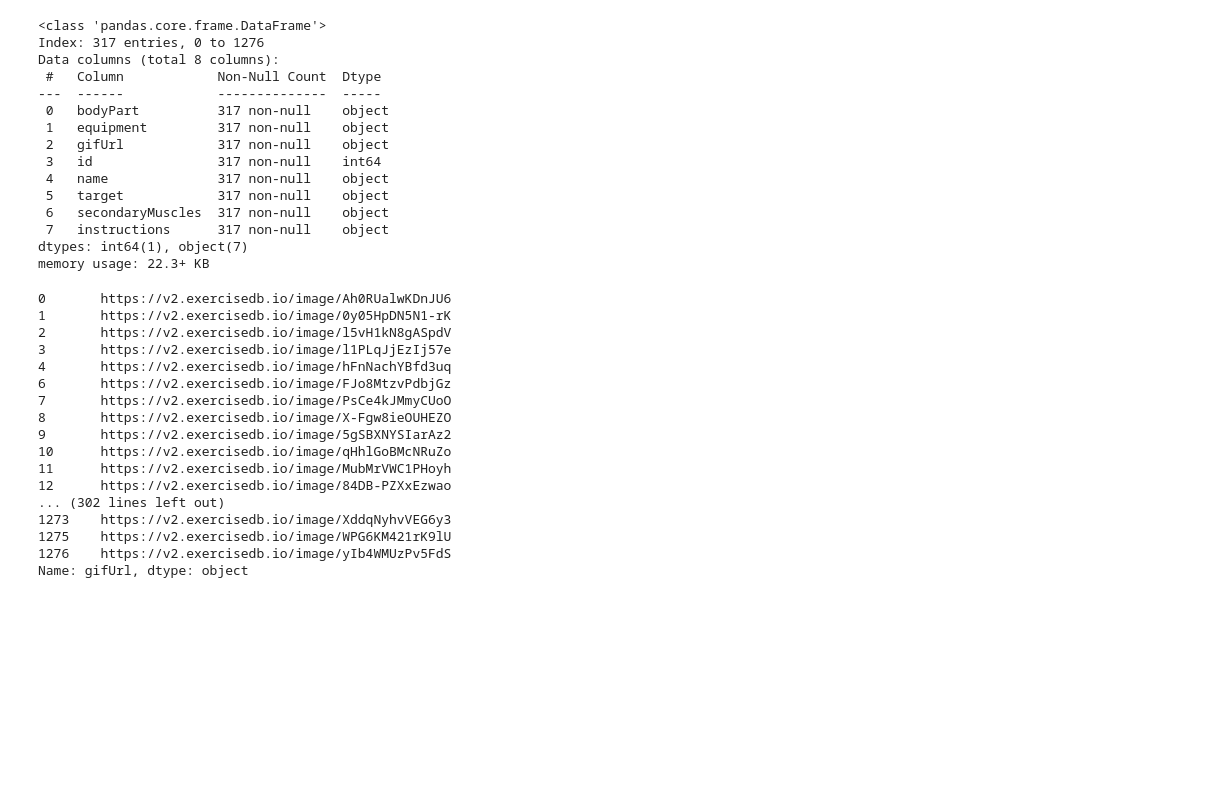
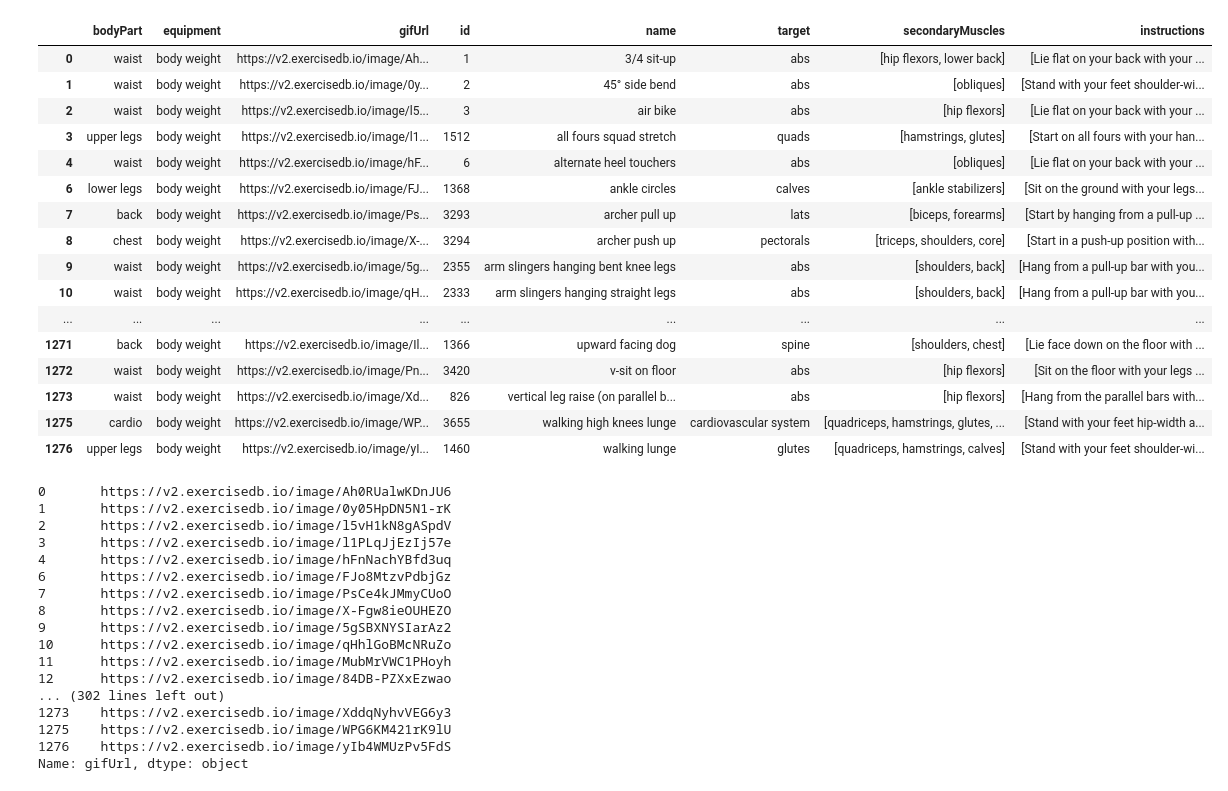
Before and after one commit to murilovpinheiro/API-WorkoutHero, a Jupyter notebook: pyscripts/jsonpasrser.ipynb, the cells around one changed output. Cells and saved outputs as stored; diff of their text form; code cells hidden in the pictures; blank space fills up the shorter version.

Commit message:
banco e back end atualizados

```diff
--- a/pyscripts/jsonpasrser.ipynb
+++ b/pyscripts/jsonpasrser.ipynb
@@ -1,26 +7,28 @@
 # %%
 import pandas as pd
 pd.options.display.max_rows = 400
 # Se o JSON estiver em um arquivo
 df = pd.read_json('./response.txt')
 df2 = df[(df['equipment'] == 'body weight')]
-df2.info()
+df2
 # %% [output]
-<class 'pandas.core.frame.DataFrame'>
-Index: 317 entries, 0 to 1276
-Data columns (total 8 columns):
- #   Column            Non-Null Count  Dtype
----  ------            --------------  -----
- 0   bodyPart          317 non-null    object
- 1   equipment         317 non-null    object
- 2   gifUrl            317 non-null    object
- 3   id                317 non-null    int64
- 4   name              317 non-null    object
- 5   target            317 non-null    object
- 6   secondaryMuscles  317 non-null    object
- 7   instructions      317 non-null    object
-dtypes: int64(1), object(7)
-memory usage: 22.3+ KB
+|  | bodyPart | equipment | gifUrl | id | name | target | secondaryMuscles | instructions |
+| 0 | waist | body weight | https://v2.exercisedb.io/image/Ah... | 1 | 3/4 sit-up | abs | [hip flexors, lower back] | [Lie flat on your back with your ... |
+| 1 | waist | body weight | https://v2.exercisedb.io/image/0y... | 2 | 45° side bend | abs | [obliques] | [Stand with your feet shoulder-wi... |
+| 2 | waist | body weight | https://v2.exercisedb.io/image/l5... | 3 | air bike | abs | [hip flexors] | [Lie flat on your back with your ... |
+| 3 | upper legs | body weight | https://v2.exercisedb.io/image/l1... | 1512 | all fours squad stretch | quads | [hamstrings, glutes] | [Start on all fours with your han... |
+| 4 | waist | body weight | https://v2.exercisedb.io/image/hF... | 6 | alternate heel touchers | abs | [obliques] | [Lie flat on your back with your ... |
+| 6 | lower legs | body weight | https://v2.exercisedb.io/image/FJ... | 1368 | ankle circles | calves | [ankle stabilizers] | [Sit on the ground with your legs... |
+| 7 | back | body weight | https://v2.exercisedb.io/image/Ps... | 3293 | archer pull up | lats | [biceps, forearms] | [Start by hanging from a pull-up ... |
+| 8 | chest | body weight | https://v2.exercisedb.io/image/X-... | 3294 | archer push up | pectorals | [triceps, shoulders, core] | [Start in a push-up position with... |
+| 9 | waist | body weight | https://v2.exercisedb.io/image/5g... | 2355 | arm slingers hanging bent knee legs | abs | [shoulders, back] | [Hang from a pull-up bar with you... |
+| 10 | waist | body weight | https://v2.exercisedb.io/image/qH... | 2333 | arm slingers hanging straight legs | abs | [shoulders, back] | [Hang from a pull-up bar with you... |
+| ... | ... | ... | ... | ... | ... | ... | ... | ... |
+| 1271 | back | body weight | https://v2.exercisedb.io/image/Il... | 1366 | upward facing dog | spine | [shoulders, chest] | [Lie face down on the floor with ... |
+| 1272 | waist | body weight | https://v2.exercisedb.io/image/Pn... | 3420 | v-sit on floor | abs | [hip flexors] | [Sit on the floor with your legs ... |
+| 1273 | waist | body weight | https://v2.exercisedb.io/image/Xd... | 826 | vertical leg raise (on parallel b... | abs | [hip flexors] | [Hang from the parallel bars with... |
+| 1275 | cardio | body weight | https://v2.exercisedb.io/image/WP... | 3655 | walking high knees lunge | cardiovascular system | [quadriceps, hamstrings, glutes, ... | [Stand with your feet hip-width a... |
+| 1276 | upper legs | body weight | https://v2.exercisedb.io/image/yI... | 1460 | walking lunge | glutes | [quadriceps, hamstrings, calves] | [Stand with your feet shoulder-wi... |
 # %%
 df2['gifUrl']
 # %% [output]
```
Also changed, not shown: parts of 13 cells of this notebook, 6 other files.
